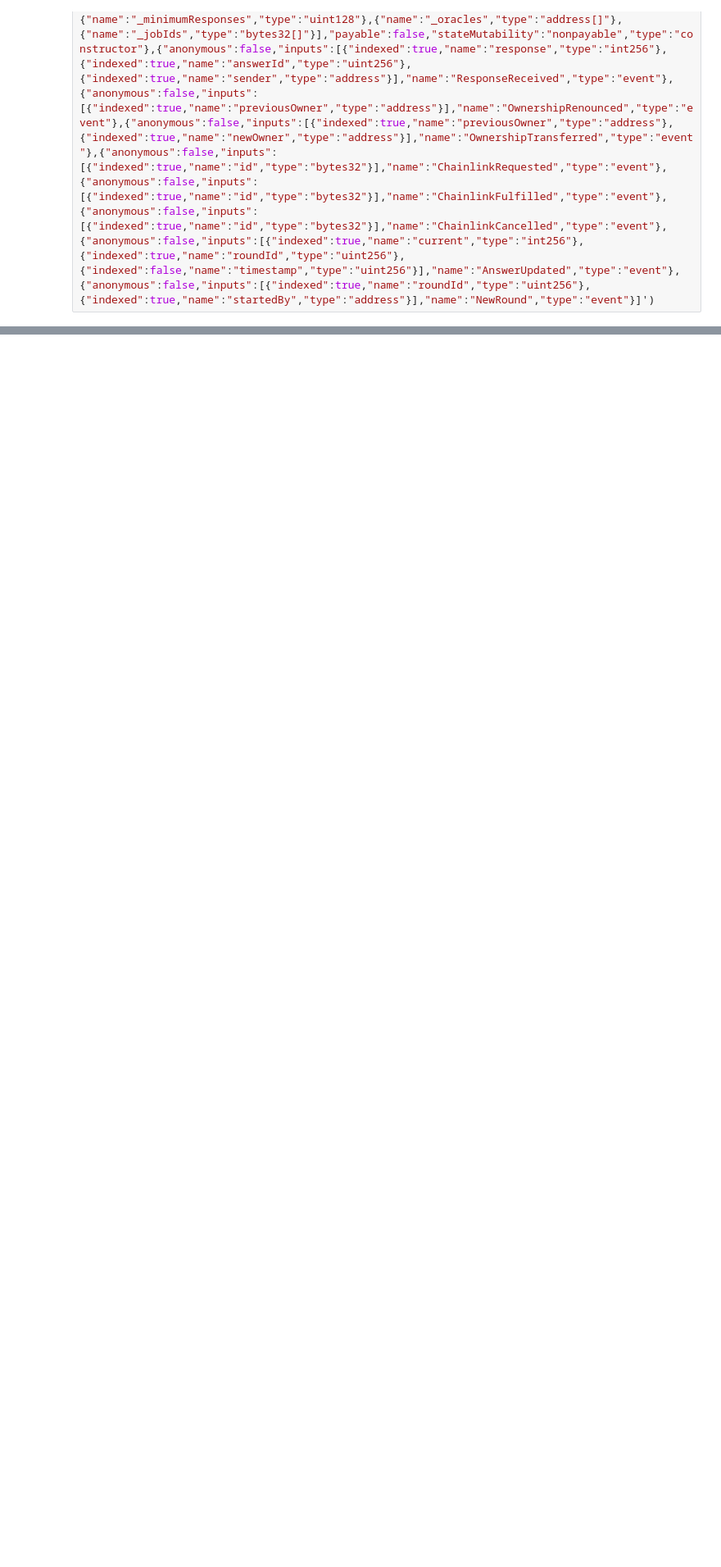
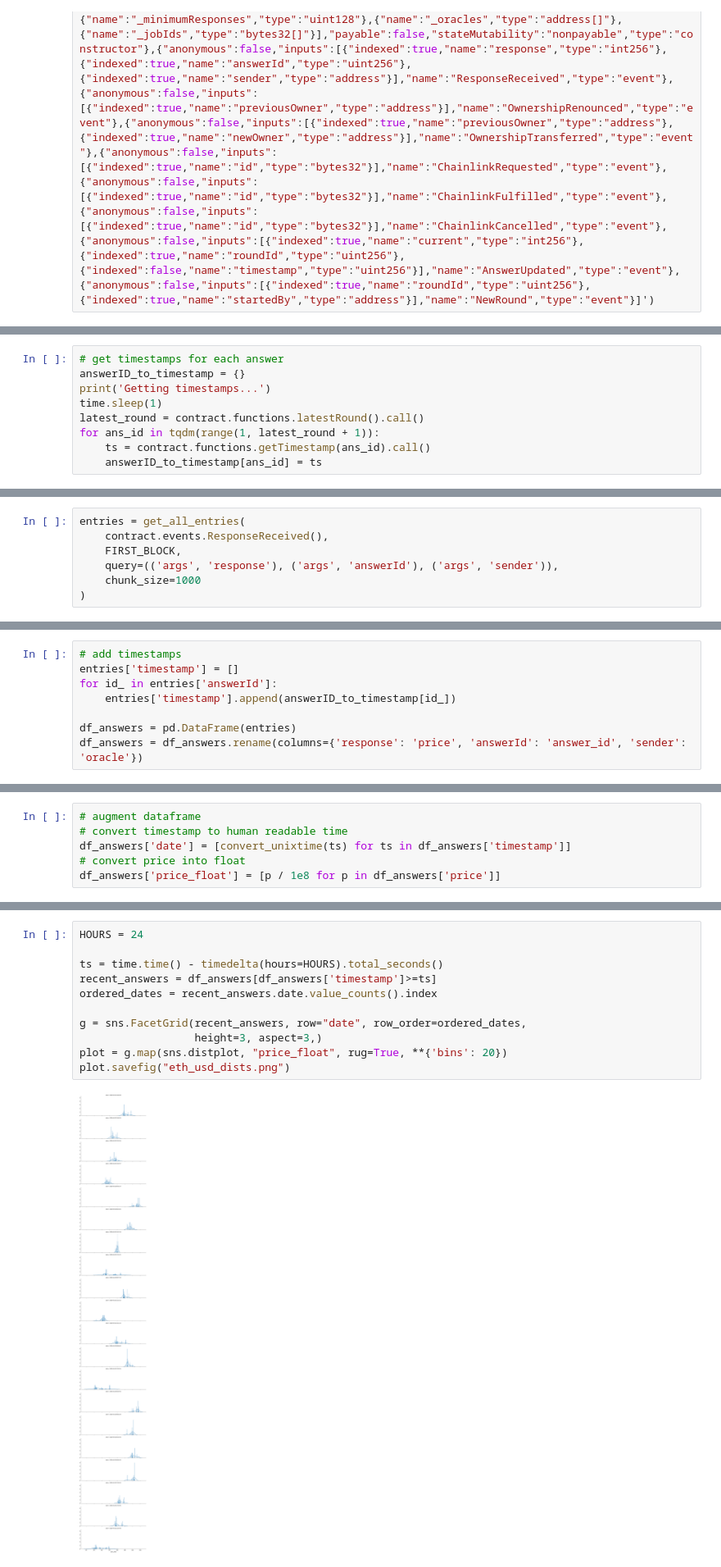
Before and after one commit to sassmilic/chainlink-price-contract-analysis, a Jupyter notebook: chainlink price feed analysis.ipynb, the cells around one changed output, grey strips where cells are left out. Shown at 82% size. Drawn from its saved outputs; the diff is of its cells as text; blank space fills up the shorter version.

```diff
--- a/chainlink price feed analysis.ipynb
+++ b/chainlink price feed analysis.ipynb
@@ -33,0 +48,9 @@ Populate `answers` with all past oracle responses for this price contract. We do
+# %%
+# get timestamps for each answer
+answerID_to_timestamp = {}
+print('Getting timestamps...')
+time.sleep(1)
+latest_round = contract.functions.latestRound().call()
+for ans_id in tqdm(range(1, latest_round + 1)):
+    ts = contract.functions.getTimestamp(ans_id).call()
+    answerID_to_timestamp[ans_id] = ts
@@ -117,0 +120,7 @@ TypeError: dirname() missing 1 required positional argument: 'p'
+# %%
+entries = get_all_entries(
+    contract.events.ResponseReceived(),
+    FIRST_BLOCK,
+    query=(('args', 'response'), ('args', 'answerId'), ('args', 'sender')),
+    chunk_size=1000
+)
@@ -117,0 +141,8 @@ TypeError: dirname() missing 1 required positional argument: 'p'
+# %%
+# add timestamps
+entries['timestamp'] = []
+for id_ in entries['answerId']:
+    entries['timestamp'].append(answerID_to_timestamp[id_])
+
+df_answers = pd.DataFrame(entries)
+df_answers = df_answers.rename(columns={'response': 'price', 'answerId': 'answer_id', 'sender': 'oracle'})
@@ -117,0 +157,6 @@ TypeError: dirname() missing 1 required positional argument: 'p'
+# %%
+# augment dataframe
+# convert timestamp to human readable time
+df_answers['date'] = [convert_unixtime(ts) for ts in df_answers['timestamp']]
+# convert price into float
+df_answers['price_float'] = [p / 1e8 for p in df_answers['price']]
@@ -117,0 +165,13 @@ TypeError: dirname() missing 1 required positional argument: 'p'
+# %%
+HOURS = 24
+
+ts = time.time() - timedelta(hours=HOURS).total_seconds()
+recent_answers = df_answers[df_answers['timestamp']>=ts]
+ordered_dates = recent_answers.date.value_counts().index
+
+g = sns.FacetGrid(recent_answers, row="date", row_order=ordered_dates,
+                  height=3, aspect=3,)
+plot = g.map(sns.distplot, "price_float", rug=True, **{'bins': 20})
+plot.savefig("eth_usd_dists.png")
+# %% [output]
+[figure, added]
```
Also changed, not shown: parts of 35 cells of this notebook.
